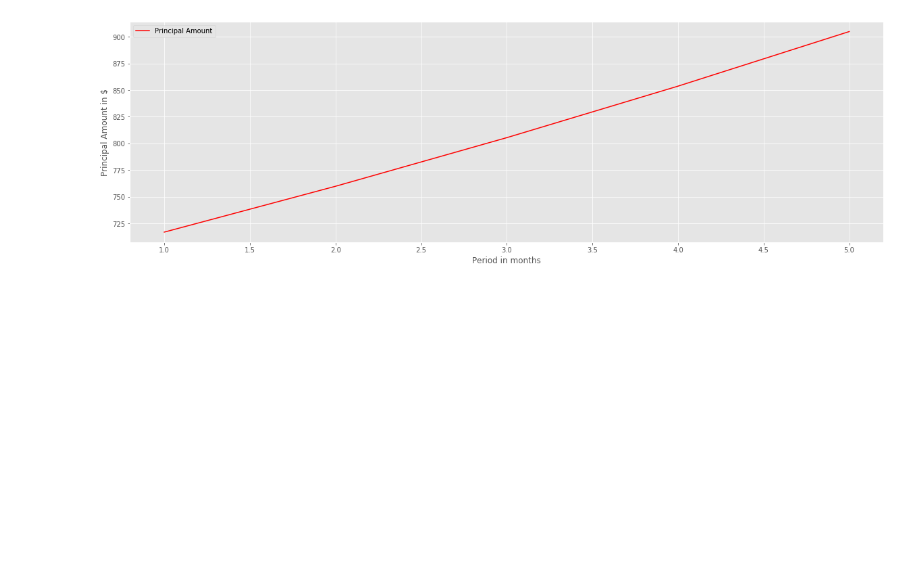
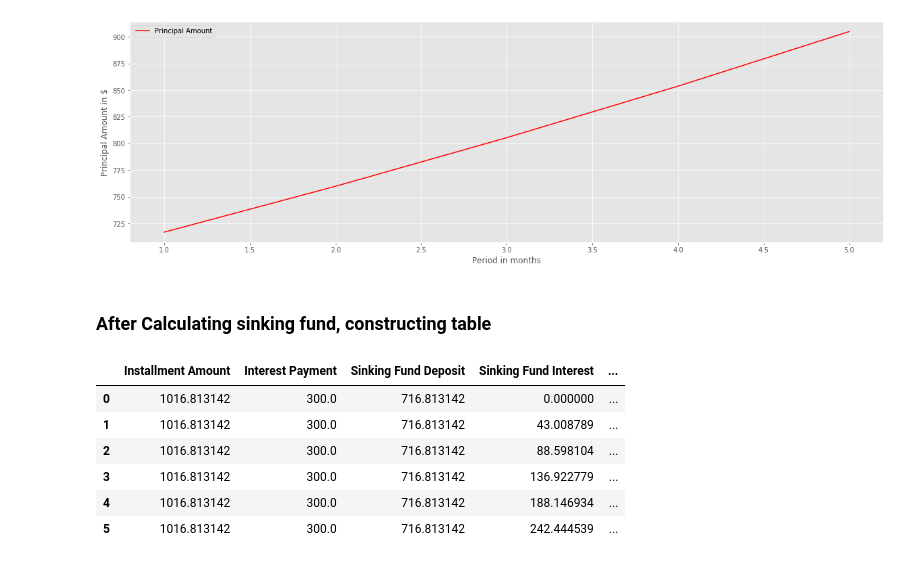
Before and after one commit to francose/amortizationSchedule, a Jupyter notebook: amortizationSchedule.ipynb, the cells around one changed output. Saved outputs shown, nothing was run; the diff lists cells and outputs as text; code cells hidden in the pictures; blank space fills up the shorter version.

```diff
--- a/amortizationSchedule.ipynb
+++ b/amortizationSchedule.ipynb
@@ -121,0 +142,12 @@ plt.legend(loc="best");
+# %% [markdown]
+### After Calculating sinking fund, constructing table
+# %%
+rawdata
+# %% [output]
+|  | Installment Amount | Interest Payment | Sinking Fund Deposit | Sinking Fund Interest | ... |
+| 0 | 1016.813142 | 300.0 | 716.813142 | 0.000000 | ... |
+| 1 | 1016.813142 | 300.0 | 716.813142 | 43.008789 | ... |
+| 2 | 1016.813142 | 300.0 | 716.813142 | 88.598104 | ... |
+| 3 | 1016.813142 | 300.0 | 716.813142 | 136.922779 | ... |
+| 4 | 1016.813142 | 300.0 | 716.813142 | 188.146934 | ... |
+| 5 | 1016.813142 | 300.0 | 716.813142 | 242.444539 | ... |
```
Also changed, not shown: parts of 9 cells of this notebook.
